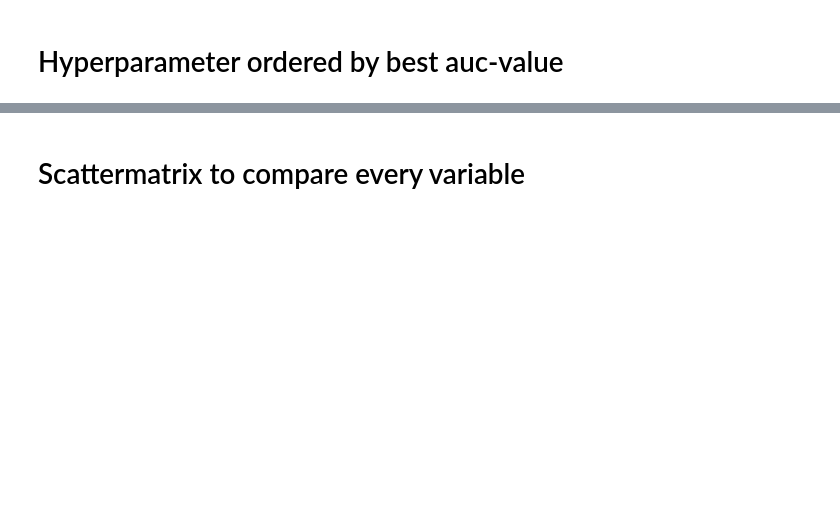
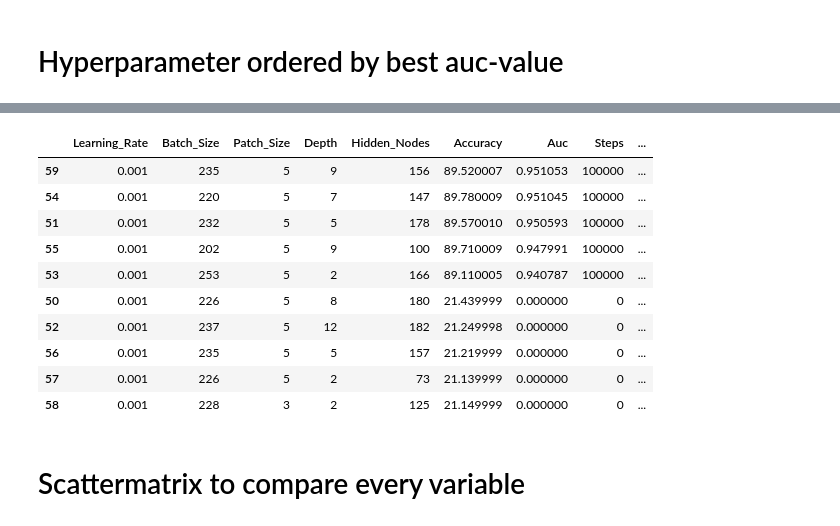
Before and after one commit to JMBehnken/Gamma_Hadron_Separation_With_Deep_Learning_for_the_First_G-APD_Cherenkov_Telescope, a Jupyter notebook: 06_FACT_Pipeline/05_Hyperparameter_Analisis.ipynb, the cells around one changed output, grey strips where cells are left out. Saved outputs shown, nothing was run; the diff lists cells and outputs as text; code cells hidden in the pictures; blank space fills up the shorter version.

```diff
--- a/06_FACT_Pipeline/05_Hyperparameter_Analisis.ipynb
+++ b/06_FACT_Pipeline/05_Hyperparameter_Analisis.ipynb
@@ -56,3 +54,17 @@ df.sort_values(by='Auc', ascending=False).head(10)
+# %%
+df[df['Title']=='Optimizing_Run_1'].sort_values(by='Auc', ascending=False).head(15)
+# %% [output]
+|  | Learning_Rate | Batch_Size | Patch_Size | Depth | Hidden_Nodes | Accuracy | Auc | Steps | ... |
+| 59 | 0.001 | 235 | 5 | 9 | 156 | 89.520007 | 0.951053 | 100000 | ... |
+| 54 | 0.001 | 220 | 5 | 7 | 147 | 89.780009 | 0.951045 | 100000 | ... |
+| 51 | 0.001 | 232 | 5 | 5 | 178 | 89.570010 | 0.950593 | 100000 | ... |
+| 55 | 0.001 | 202 | 5 | 9 | 100 | 89.710009 | 0.947991 | 100000 | ... |
+| 53 | 0.001 | 253 | 5 | 2 | 166 | 89.110005 | 0.940787 | 100000 | ... |
+| 50 | 0.001 | 226 | 5 | 8 | 180 | 21.439999 | 0.000000 | 0 | ... |
+| 52 | 0.001 | 237 | 5 | 12 | 182 | 21.249998 | 0.000000 | 0 | ... |
+| 56 | 0.001 | 235 | 5 | 5 | 157 | 21.219999 | 0.000000 | 0 | ... |
+| 57 | 0.001 | 226 | 5 | 2 | 73 | 21.139999 | 0.000000 | 0 | ... |
+| 58 | 0.001 | 228 | 3 | 2 | 125 | 21.149999 | 0.000000 | 0 | ... |
 # %% [markdown]
 # Scattermatrix to compare every variable
 # %%
```
Also changed, not shown: parts of 6 cells of this notebook, 13 other files.
